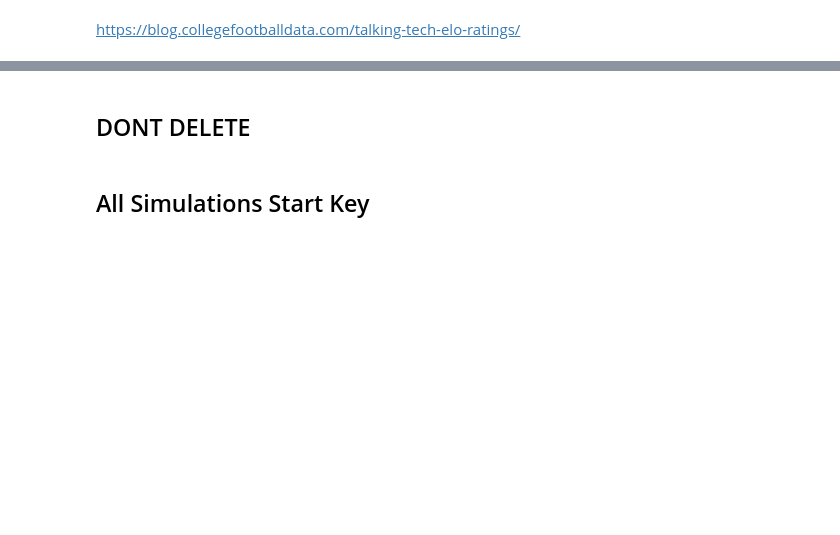
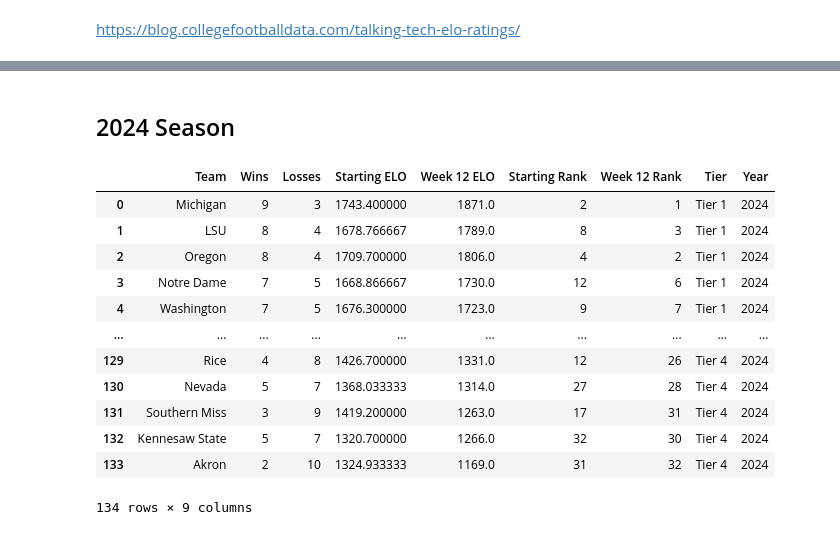
Before and after one commit to liameliot/DA-401-, a Jupyter notebook: PRS.ipynb, the cells around one changed output, grey strips where cells are left out. Saved outputs shown, nothing was run; the diff lists cells and outputs as text; code cells hidden in the pictures; blank space fills up the shorter version.

```diff
--- a/PRS.ipynb
+++ b/PRS.ipynb
@@ -108,2 +20,0 @@ def simgame(team1, home_rating, team2, away_rating):
-# %% [markdown]
-## DONT DELETE
@@ -182,2 +21,55 @@ final_results, matchup_df = simulate_season(tier1)
-# %% [markdown]
-## All Simulations Start Key
+# %% [markdown]
+## 2024 Season
+# %%
+eloranks = pnl
+
+# Sets Tiers
+
+tiers_dict = tiers(eloranks)
+tier1 = tiers_dict["tier1"]
+tier2 = tiers_dict["tier2"]
+tier3 = tiers_dict["tier3"]
+tier4 = tiers_dict["tier4"]
+
+
+# Runs Season Sim
+
+# tier 1 results
+final_results, matchup_df = simulate_season(tier1)
+# tier 2 results
+final_results2, matchup_df2 = simulate_season(tier2)
+# tier 3 results
+final_results3, matchup_df3 = simulate_season(tier3)
+# tier 4 results
+final_results4, matchup_df4 = simulate_season(tier4)
+
+
+final_results['Tier'] = "Tier 1"
+final_results2['Tier'] = "Tier 2"
+final_results3['Tier'] = "Tier 3"
+final_results4['Tier'] = "Tier 4"
+
+Tier_1_CBR_24 = matchup_df['CBR'].mean()
+Tier_2_CBR_24 = matchup_df2['CBR'].mean()
+Tier_3_CBR_24 = matchup_df3['CBR'].mean()
+Tier_4_CBR_24 = matchup_df4['CBR'].mean()
+
+# Final Season Results
+
+cfb24 = pd.concat([final_results, final_results2, final_results3, final_results4], ignore_index=True)
+cfb24['Year'] = 2024
+cfb24
+# %% [output]
+|  | Team | Wins | Losses | Starting ELO | Week 12 ELO | Starting Rank | Week 12 Rank | Tier | Year |
+| 0 | Michigan | 9 | 3 | 1743.400000 | 1871.0 | 2 | 1 | Tier 1 | 2024 |
+| 1 | LSU | 8 | 4 | 1678.766667 | 1789.0 | 8 | 3 | Tier 1 | 2024 |
+| 2 | Oregon | 8 | 4 | 1709.700000 | 1806.0 | 4 | 2 | Tier 1 | 2024 |
+| 3 | Notre Dame | 7 | 5 | 1668.866667 | 1730.0 | 12 | 6 | Tier 1 | 2024 |
+| 4 | Washington | 7 | 5 | 1676.300000 | 1723.0 | 9 | 7 | Tier 1 | 2024 |
+| ... | ... | ... | ... | ... | ... | ... | ... | ... | ... |
+| 129 | Rice | 4 | 8 | 1426.700000 | 1331.0 | 12 | 26 | Tier 4 | 2024 |
+| 130 | Nevada | 5 | 7 | 1368.033333 | 1314.0 | 27 | 28 | Tier 4 | 2024 |
+| 131 | Southern Miss | 3 | 9 | 1419.200000 | 1263.0 | 17 | 31 | Tier 4 | 2024 |
+| 132 | Kennesaw State | 5 | 7 | 1320.700000 | 1266.0 | 32 | 30 | Tier 4 | 2024 |
+| 133 | Akron | 2 | 10 | 1324.933333 | 1169.0 | 31 | 32 | Tier 4 | 2024 |
+134 rows × 9 columns
```
Also changed, not shown: parts of 34 cells of this notebook, 3 other files.
